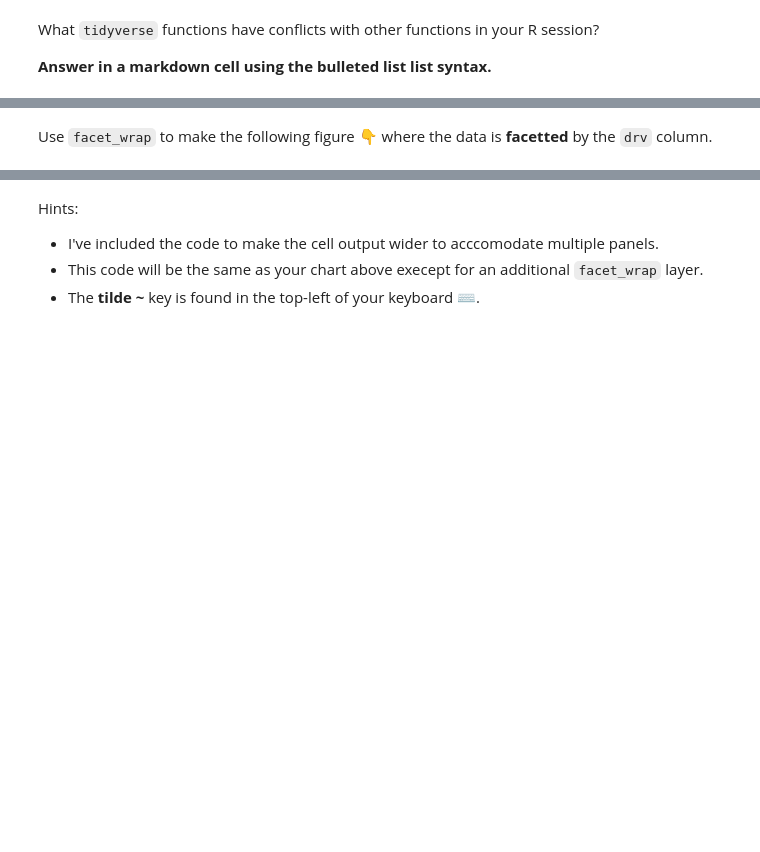
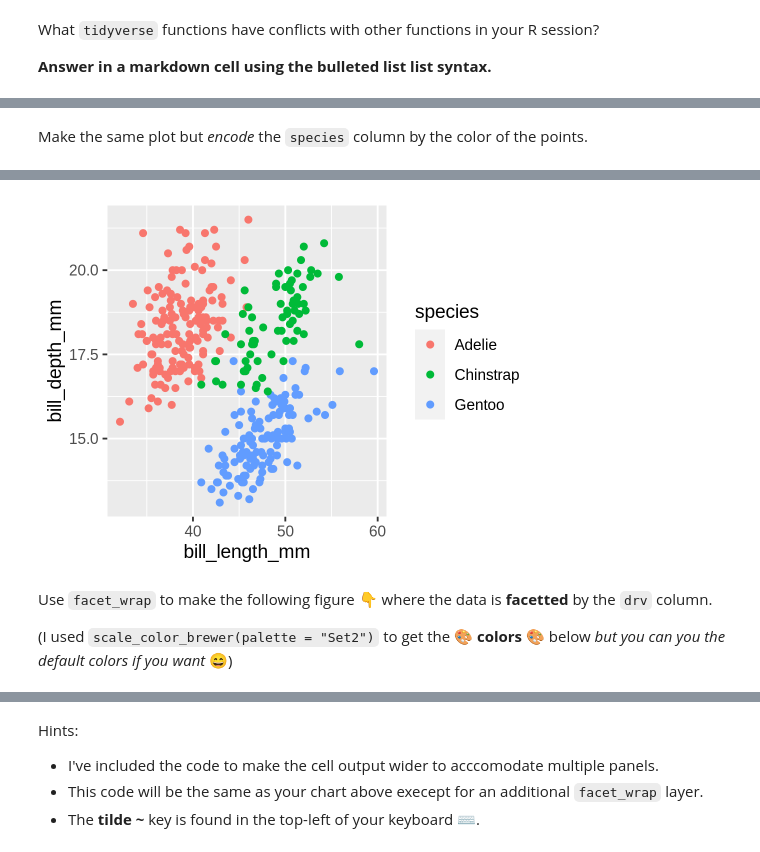
Before and after one commit to ygz0224/BIOS512_Assignments, a Jupyter notebook: 01_BIOS512_assignment.ipynb, the cells around one changed output, grey strips where cells are left out. Drawn from its saved outputs; the diff is of its cells as text; code cells hidden in the pictures; blank space fills up the shorter version.

```diff
--- a/01_BIOS512_assignment.ipynb
+++ b/01_BIOS512_assignment.ipynb
@@ -61,0 +57,6 @@ p
+# %% [markdown]
+Make the same plot but *encode* the `species` column by the color of the points.
+# %%
+ggplot(penguins, aes(bill_length_mm, bill_depth_mm, color=species))+
+geom_point()
+# %% [output]
@@ -62,5 +65,8 @@ p
+[figure, added]
 # %% [markdown]
 Use `facet_wrap` to make the following figure 👇 where the data is **facetted** by the `drv` column.
+
+(I used `scale_color_brewer(palette = "Set2")` to get the 🎨 **colors** 🎨 below *but you can you the default colors if you want* 😄)
 # %% [markdown]
 <img src="01_facet_plot.png" style="width: 800px" />
 # %% [markdown]
```
Also changed, not shown: parts of 12 cells of this notebook.
